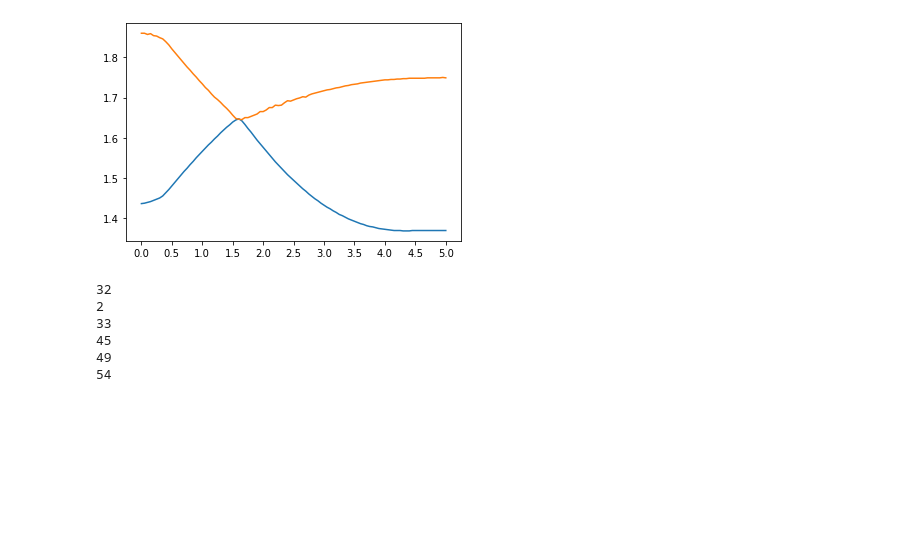
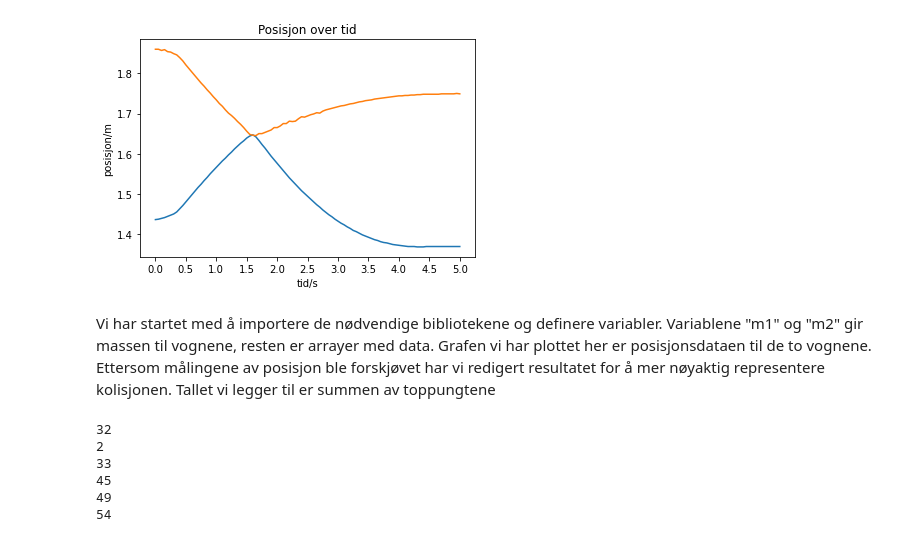
Before and after one commit to MrBartus/Progmod-heldag, a Jupyter notebook: Togkollisjon-finalcut.ipynb, the cells around one changed output. Cells and saved outputs as stored; diff of their text form; code cells hidden in the pictures; blank space fills up the shorter version.

```diff
--- a/Togkollisjon-finalcut.ipynb
+++ b/Togkollisjon-finalcut.ipynb
@@ -1,20 +6,25 @@
 # %%
 import matplotlib.pyplot as plt
 import numpy as np
 from scipy.interpolate import interp1d
 from scipy.optimize import curve_fit
 m1 = 578.7 # gram
 m2 = 912.8 # gram
 data = np.loadtxt('forsok_23.txt', skiprows = 7)
 tid = data[:,0]
 pos1 = data[:,1]
 pos2 = data[:,4]
 
 plt.plot(tid, pos1)
 plt.plot(tid, -(pos2)+2.796)
+plt.xlabel("tid/s")
+plt.ylabel("posisjon/m")
+plt.title("Posisjon over tid")
 plt.xticks([0, 0.5, 1, 1.5, 2, 2.5, 3, 3.5, 4, 4.5, 5]);
 # %% [output]
-[figure, old version]
+[figure, new version]
+# %% [markdown]
+Vi har startet med å importere de nødvendige bibliotekene og definere variabler. Variablene "m1" og "m2" gir massen til vognene, resten er arrayer med data. Grafen vi har plottet her er posisjonsdataen til de to vognene. Ettersom målingene av posisjon ble forskjøvet har vi redigert resultatet for å mer nøyaktig representere kolisjonen. Tallet vi legger til er summen av toppungtene
 # %%
 for i in range(0,100):
     if pos1[i+1] < pos1[i] > pos1[i-1]:
```
Also changed, not shown: parts of 24 cells of this notebook.
